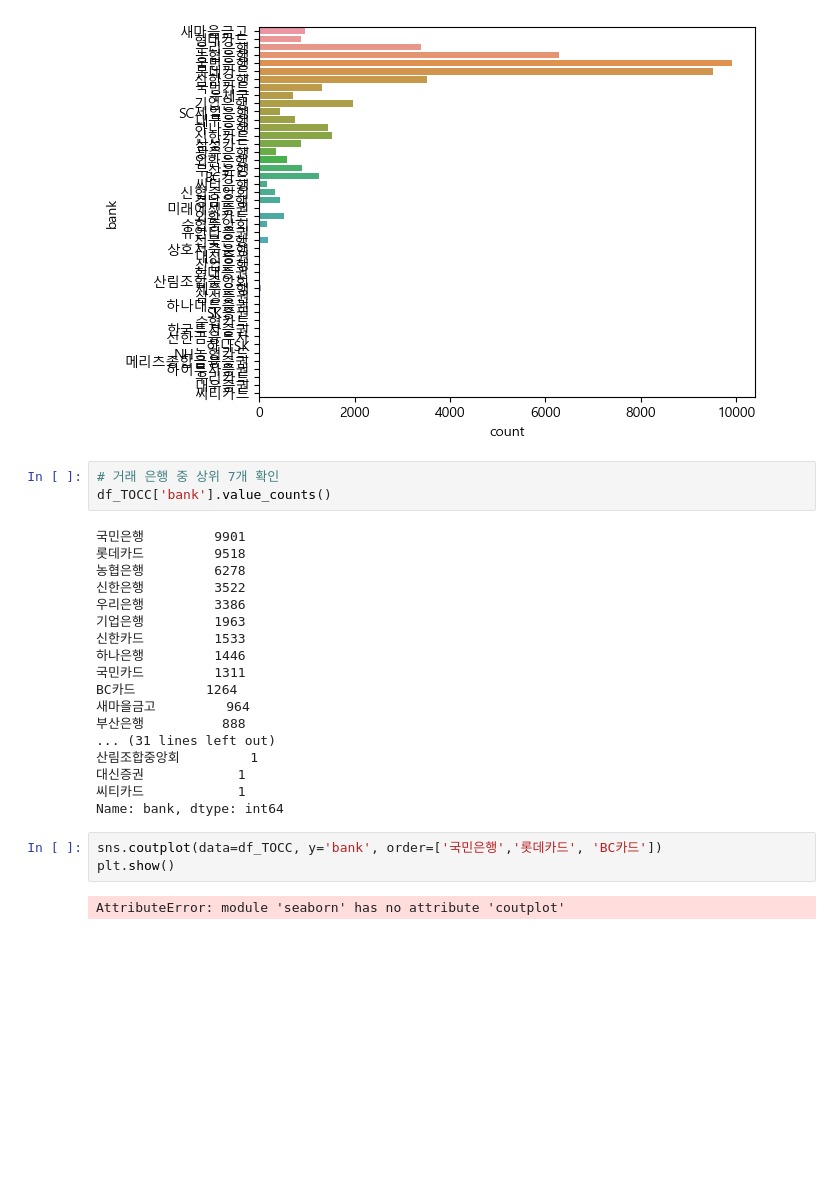
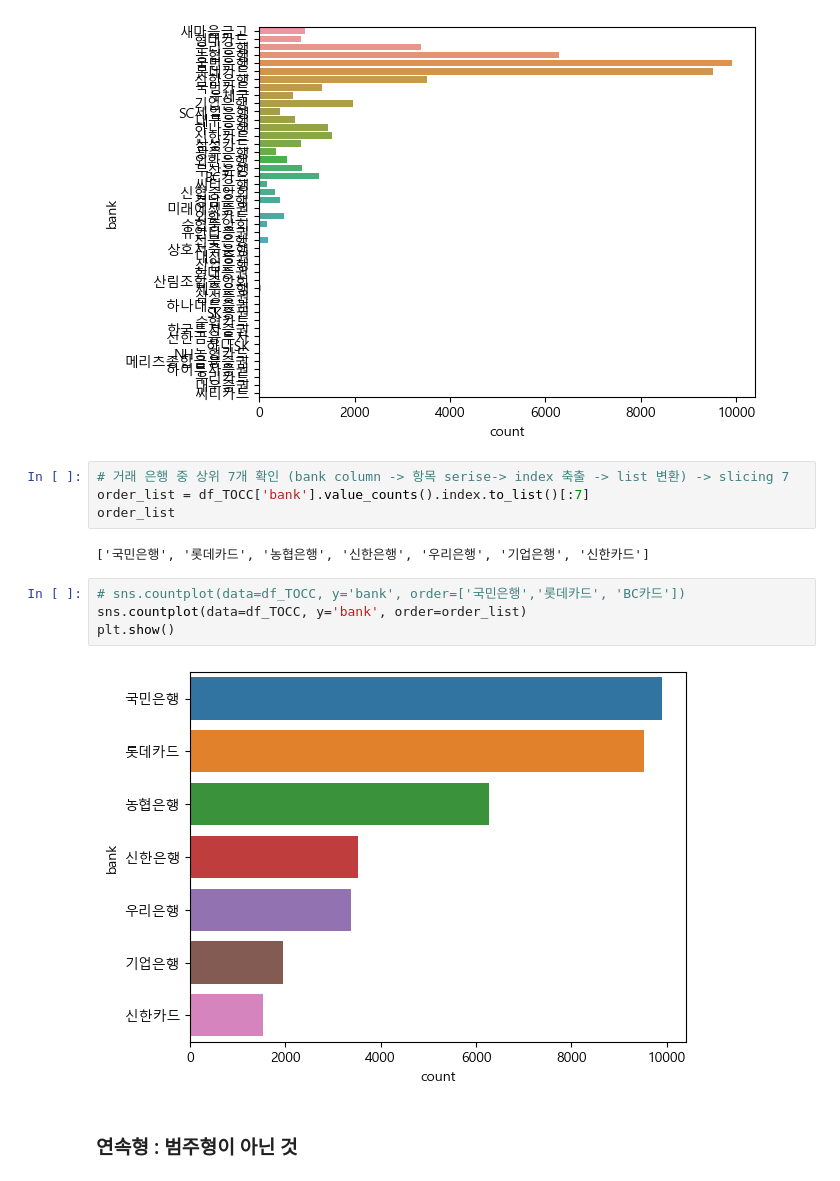
Before and after one commit to araya1203/study_data_analytics, a Jupyter notebook: codes/visuallizations/UsingChart_TypeOfContractChannel.ipynb, the cells around one changed output. Saved outputs shown, nothing was run; the diff lists cells and outputs as text; blank space fills up the shorter version.

```diff
--- a/codes/visuallizations/UsingChart_TypeOfContractChannel.ipynb
+++ b/codes/visuallizations/UsingChart_TypeOfContractChannel.ipynb
@@ -97,28 +97,16 @@ plt.show()
 # %% [output]
 [figure]
 # %%
-# 거래 은행 중 상위 7개 확인
-df_TOCC['bank'].value_counts()
+# 거래 은행 중 상위 7개 확인 (bank column -> 항목 serise-> index 축출 -> list 변환) -> slicing 7
+order_list = df_TOCC['bank'].value_counts().index.to_list()[:7]
+order_list
 # %% [output]
-국민은행         9901
-롯데카드         9518
-농협은행         6278
-신한은행         3522
-우리은행         3386
-기업은행         1963
-신한카드         1533
-하나은행         1446
-국민카드         1311
-BC카드         1264
-새마을금고         964
-부산은행          888
-... (31 lines left out)
-산림조합중앙회         1
-대신증권            1
-씨티카드            1
-Name: bank, dtype: int64
+['국민은행', '롯데카드', '농협은행', '신한은행', '우리은행', '기업은행', '신한카드']
 # %%
-sns.coutplot(data=df_TOCC, y='bank', order=['국민은행','롯데카드', 'BC카드'])
+# sns.countplot(data=df_TOCC, y='bank', order=['국민은행','롯데카드', 'BC카드'])
+sns.countplot(data=df_TOCC, y='bank', order=order_list)
 plt.show()
 # %% [output]
-AttributeError: module 'seaborn' has no attribute 'coutplot'
+[figure, added]
+# %% [markdown]
+### 연속형 : 범주형이 아닌 것
```
Also changed, not shown: parts of 4 cells of this notebook, 3 other files.
